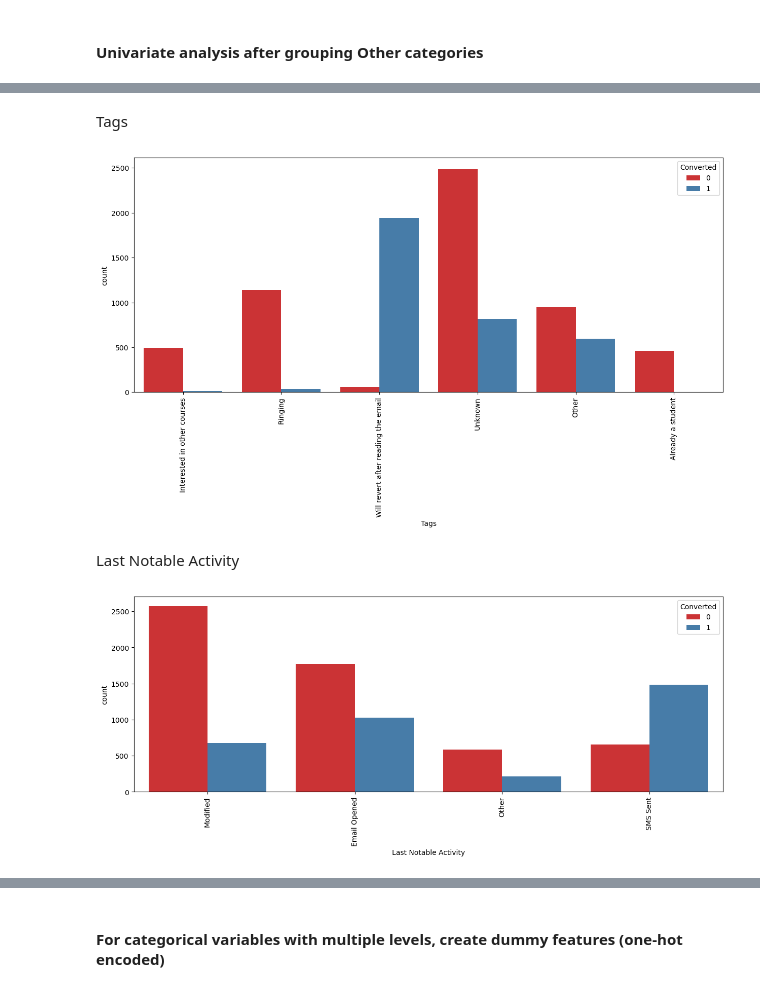
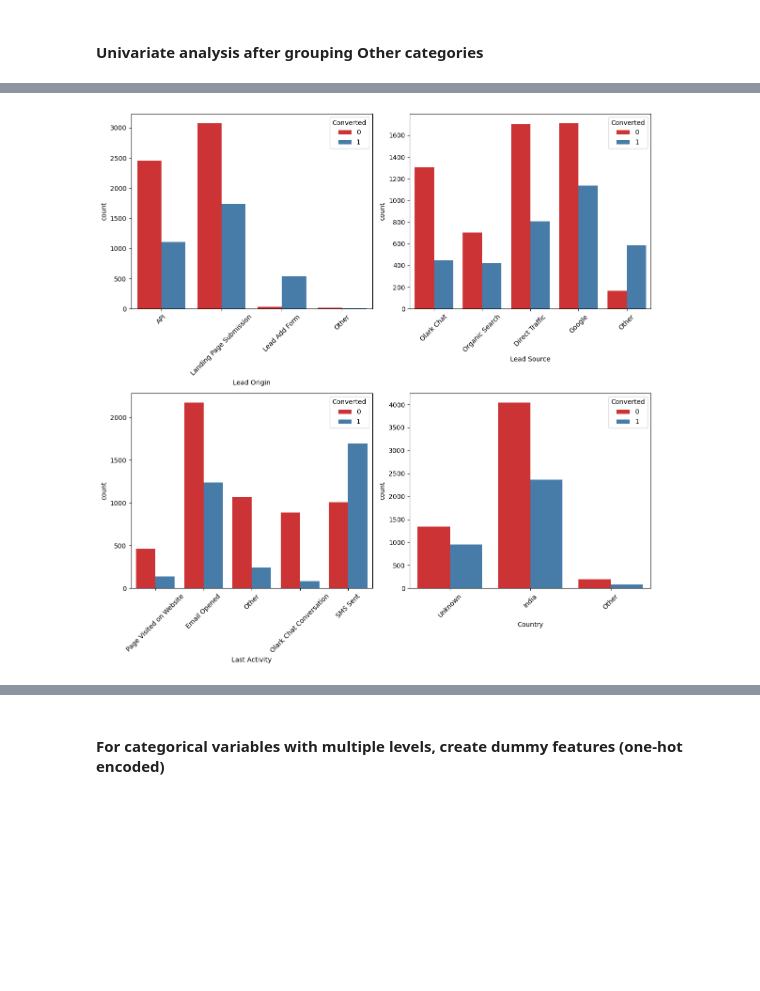
Before and after one commit to thaneeshshanand/lead-scoring-case-study, a Jupyter notebook: LeadScoringCaseStudy.ipynb, the cells around one changed output, grey strips where cells are left out. Saved outputs shown, nothing was run; the diff lists cells and outputs as text; code cells hidden in the pictures; blank space fills up the shorter version.

Commit message:
Reformatted the graphs

```diff
--- a/LeadScoringCaseStudy.ipynb
+++ b/LeadScoringCaseStudy.ipynb
@@ -541,18 +487,23 @@ plt.show()
-# %% [markdown]
-Tags
-# %%
-plt.figure(figsize=(15,6))
-sns.countplot(x = "Tags", hue = "Converted", data = leads_df,palette='Set1')
-plt.xticks(rotation = 90)
-plt.show()
-# %% [output]
-[figure, removed]
-# %% [markdown]
-Last Notable Activity
-# %%
-plt.figure(figsize=(15,5))
-sns.countplot(x = "Last Notable Activity", hue = "Converted", data = leads_df,palette='Set1')
-plt.xticks(rotation = 90)
-plt.show()
-# %% [output]
-[figure, removed]
+# %%
+plt.figure(figsize=[12,12])
+
+plt.subplot(2,2,1)
+sns.countplot(x = "Lead Origin", hue = "Converted", data = leads_df,palette='Set1')
+plt.xticks(rotation = 45)
+
+plt.subplot(2,2,2)
+sns.countplot(x = "Lead Source", hue = "Converted", data = leads_df, palette='Set1')
+plt.xticks(rotation = 45)
+
+plt.subplot(2,2,3)
+sns.countplot(x = "Last Activity", hue = "Converted", data = leads_df,palette='Set1')
+plt.xticks(rotation = 45)
+
+plt.subplot(2,2,4)
+sns.countplot(x = "Country", hue = "Converted", data = leads_df,palette='Set1')
+plt.xticks(rotation = 45)
+
+plt.tight_layout()
+plt.show()
+# %% [output]
+[figure, added]
```
Also changed, not shown: parts of 16 cells of this notebook.
